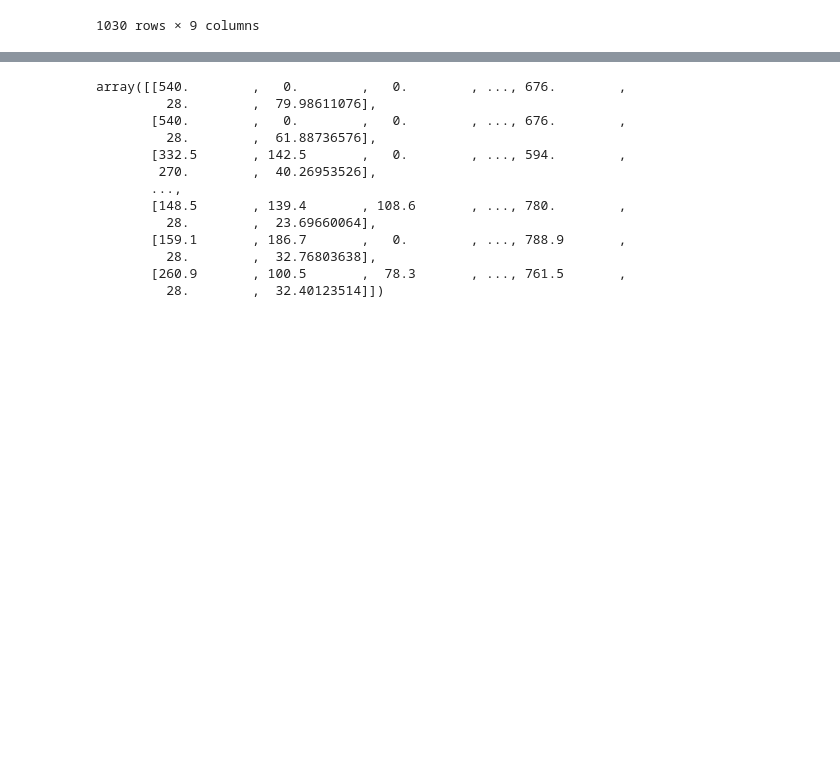
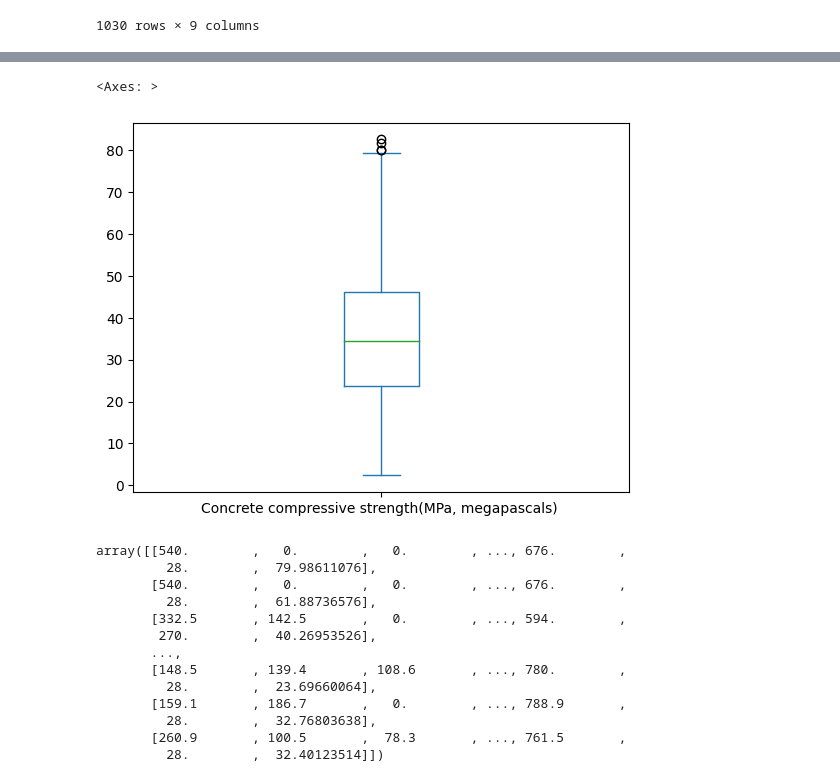
Before and after one commit to raacee/CASP_Project, a Jupyter notebook: concrete/concrete_linear_regression.ipynb, the cells around one changed output, grey strips where cells are left out. Saved outputs shown, nothing was run; the diff lists cells and outputs as text; code cells hidden in the pictures; blank space fills up the shorter version.

```diff
--- a/concrete/concrete_linear_regression.ipynb
+++ b/concrete/concrete_linear_regression.ipynb
@@ -34,3 +42,8 @@ df
+# %%
+df['Concrete compressive strength(MPa, megapascals) '].plot(kind="box")
+# %% [output]
+<Axes: >
+[figure, added]
 # %%
 concrete_arr = df.to_numpy(float)
 concrete_arr
```
Also changed, not shown: parts of 3 cells of this notebook.
